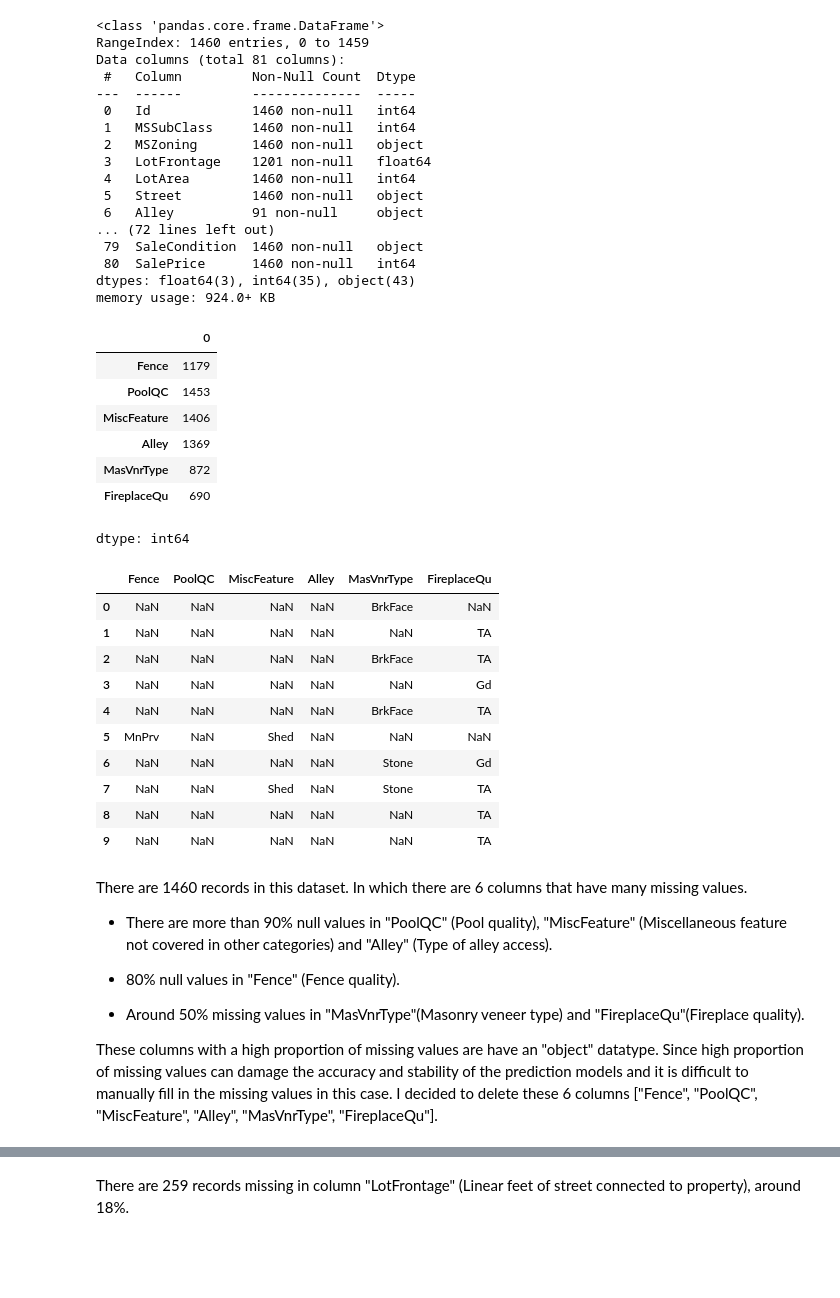
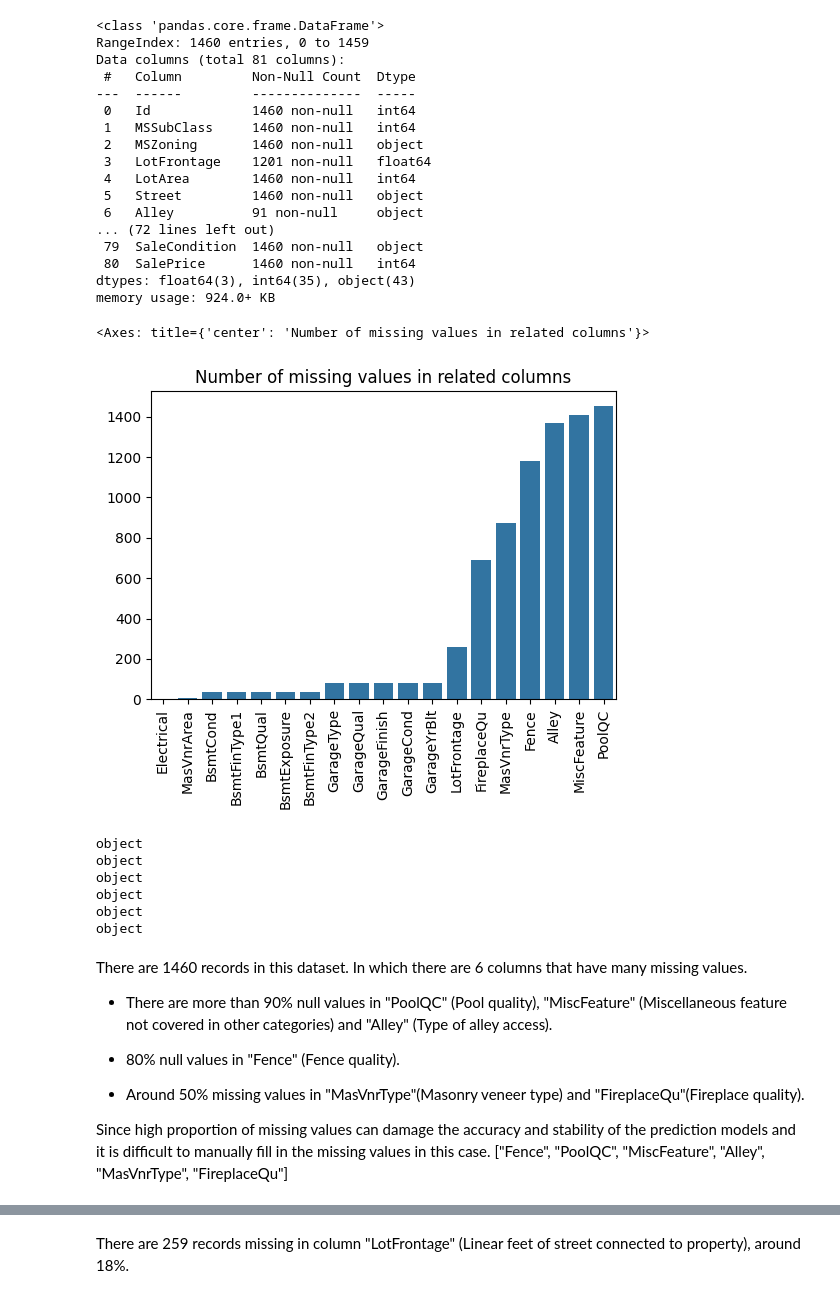
Before and after one commit to E-tech-coder/House_prices_prediction, a Jupyter notebook: copy_House_Prices.ipynb, the cells around one changed output, grey strips where cells are left out. Cells and saved outputs as stored; diff of their text form; code cells hidden in the pictures; blank space fills up the shorter version.

```diff
--- a/copy_House_Prices.ipynb
+++ b/copy_House_Prices.ipynb
@@ -98,31 +127,27 @@ Data columns (total 81 columns):
  80  SalePrice      1460 non-null   int64
 dtypes: float64(3), int64(35), object(43)
 memory usage: 924.0+ KB
+# %%
+missing = train.isna().sum()
+missing = missing[missing >0].sort_values(ascending = True)
+
+plt.figure(figsize = (6,4))
+plt.xticks(rotation = 90)
+plt.title("Number of missing values in related columns")
+sns.barplot(data = missing)
+# %% [output]
+<Axes: title={'center': 'Number of missing values in related columns'}>
+[figure, added]
 # %%
-train[["Fence", "PoolQC", "MiscFeature", "Alley", "MasVnrType", "FireplaceQu"]].isna().sum()
+for x in ["Fence", "PoolQC", "MiscFeature", "Alley", "MasVnrType", "FireplaceQu"]:
+  print(train[x].dtype)
 # %% [output]
-|  | 0 |
-| Fence | 1179 |
-| PoolQC | 1453 |
-| MiscFeature | 1406 |
-| Alley | 1369 |
-| MasVnrType | 872 |
-| FireplaceQu | 690 |
-dtype: int64
+object
+object
+object
+object
+object
+object
-# %%
-train[["Fence", "PoolQC", "MiscFeature", "Alley", "MasVnrType", "FireplaceQu"]].head(10)
-# %% [output]
-|  | Fence | PoolQC | MiscFeature | Alley | MasVnrType | FireplaceQu |
-| 0 | NaN | NaN | NaN | NaN | BrkFace | NaN |
-| 1 | NaN | NaN | NaN | NaN | NaN | TA |
-| 2 | NaN | NaN | NaN | NaN | BrkFace | TA |
-| 3 | NaN | NaN | NaN | NaN | NaN | Gd |
-| 4 | NaN | NaN | NaN | NaN | BrkFace | TA |
-| 5 | MnPrv | NaN | Shed | NaN | NaN | NaN |
-| 6 | NaN | NaN | NaN | NaN | Stone | Gd |
-| 7 | NaN | NaN | Shed | NaN | Stone | TA |
-| 8 | NaN | NaN | NaN | NaN | NaN | TA |
-| 9 | NaN | NaN | NaN | NaN | NaN | TA |
 # %% [markdown]
 There are 1460 records in this dataset.
 In which there are 6 columns that have many missing values.
@@ -133,6 +158,5 @@ In which there are 6 columns that have many missing values.
 
 * Around 50% missing values in "MasVnrType"(Masonry veneer type) and "FireplaceQu"(Fireplace quality).
 
-These columns with a high proportion of missing values are have an "object" datatype.
 Since high proportion of missing values can damage the accuracy and stability of the prediction models and it is difficult to manually fill in the missing values in this case.
-I decided to delete these 6 columns ["Fence", "PoolQC", "MiscFeature", "Alley", "MasVnrType", "FireplaceQu"].
+["Fence", "PoolQC", "MiscFeature", "Alley", "MasVnrType", "FireplaceQu"]
```
Also changed, not shown: parts of 12 cells of this notebook.
